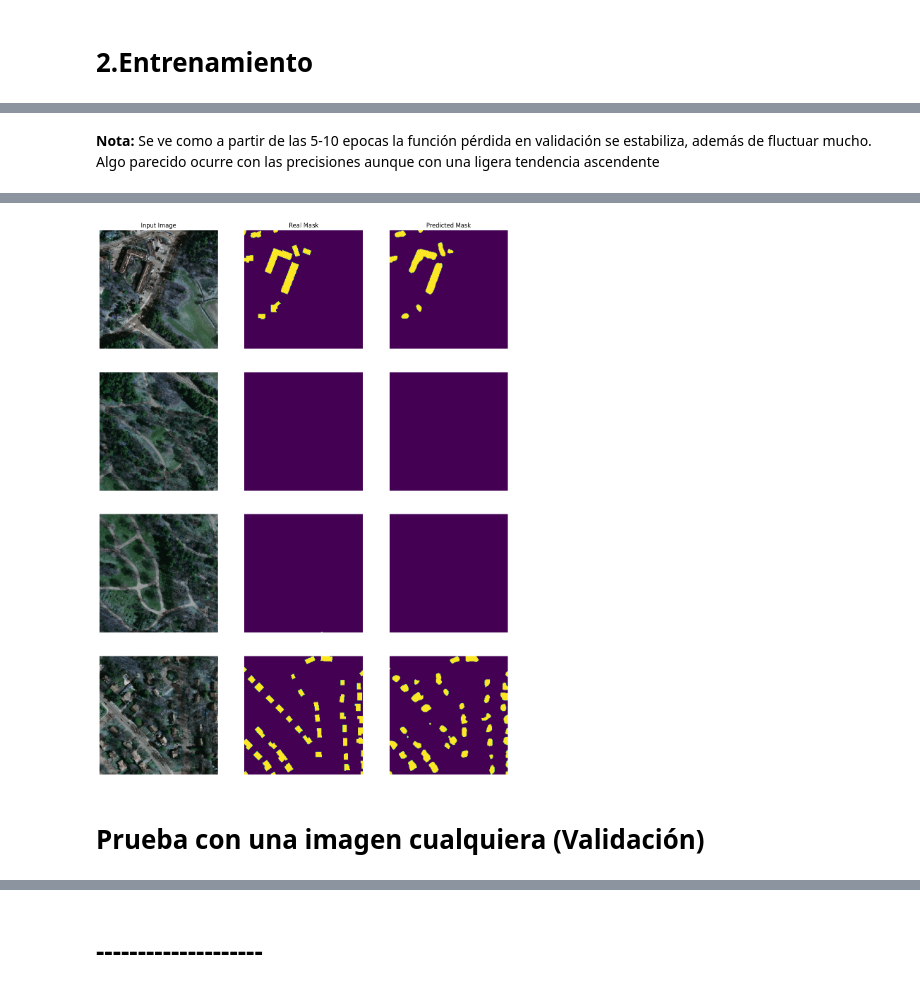
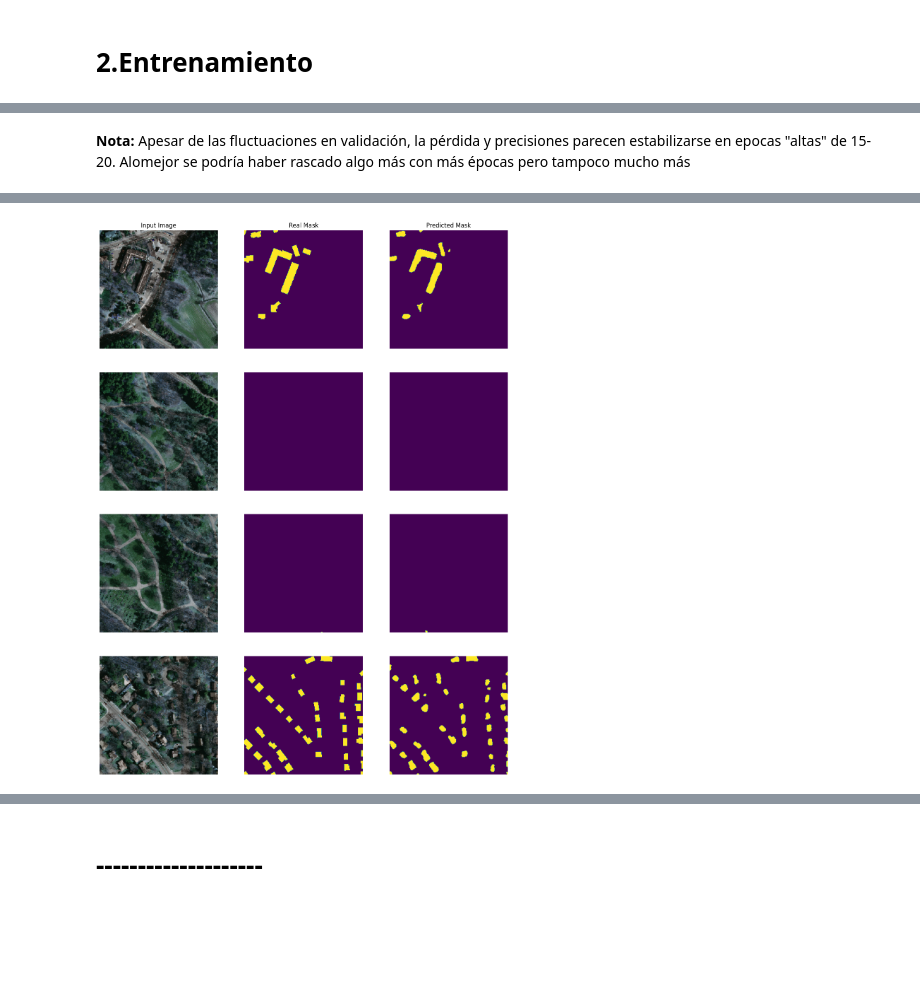
Before and after one commit to FelipeRG99/Satellite_Image_Segmentation_massachusetts, a Jupyter notebook: Notebooks/SatelliteImages+Buildings+Unet_custom.ipynb, the cells around one changed output, grey strips where cells are left out. Drawn from its saved outputs; the diff is of its cells as text; code cells hidden in the pictures; blank space fills up the shorter version.

Commit message:
Custom Unet updated

```diff
--- a/Notebooks/SatelliteImages+Buildings+Unet_custom.ipynb
+++ b/Notebooks/SatelliteImages+Buildings+Unet_custom.ipynb
@@ -197,15 +199,15 @@ data_path_test_mask = "buildings_png/test_labels"
 data_path_val = "buildings_png/val"
 data_path_val_mask = "buildings_png/val_labels"
 
-X_train_pro, Y_train_pro, mask_factors_train = filter_cut_images(data_path_train, data_path_train_mask, cut=cut,limite=45)
+X_train_pro, Y_train_pro, mask_factors_train = filter_cut_images(data_path_train, data_path_train_mask, cut=cut,limite=0)
 print('X_train:', X_train_pro.shape)
 print('Y_train:', Y_train_pro.shape)
 
-X_test_pro, Y_test_pro, mask_factors_test = filter_cut_images(data_path_test, data_path_test_mask, cut=cut,limite=8)
+X_test_pro, Y_test_pro, mask_factors_test = filter_cut_images(data_path_test, data_path_test_mask, cut=cut,limite=0)
 print('X_test:', X_test_pro.shape)
 print('Y_test:', Y_test_pro.shape)
 
-X_val_pro, Y_val_pro, mask_factors_val = filter_cut_images(data_path_val, data_path_val_mask, cut=cut,limite=5)
+X_val_pro, Y_val_pro, mask_factors_val = filter_cut_images(data_path_val, data_path_val_mask, cut=cut,limite=0)
 print('X_val:', X_val_pro.shape)
 print('Y_val:', Y_val_pro.shape)
 # %% [output]
@@ -359,8 +364,8 @@ rnd_index = [random.randint(0, len(X_train_pro)-1) for _ in range(2000)]
 # %%
 start=time.time()
 history=unet_model.fit(
-   x=X_train_pro[:2000],
-   y=Y_train_pro[:2000].astype(np.float16),
+   x=X_train_pro[:],
+   y=Y_train_pro[:].astype(np.float16),
    batch_size=16,
    epochs=20,
    validation_data=(X_test_pro, Y_test_pro.astype(np.float16)),
@@ -422,2 +432,0 @@ plt.show()
-# %% [markdown]
-**Nota:** Se ve como a partir de las 5-10 epocas la función pérdida en validación se estabiliza, además de fluctuar mucho. Algo parecido ocurre con las precisiones aunque con una ligera tendencia ascendente
@@ -429,3 +433,5 @@ model_load.load_weights('../build_models/modelo-05-0.93.weights.h5')
+# %% [markdown]
+**Nota:** Apesar de las fluctuaciones en validación, la pérdida y precisiones parecen estabilizarse en epocas "altas" de 15-20. Alomejor se podría haber rascado algo más con más épocas pero tampoco mucho más
 # %%
 def plot_images_comparation(list_images_rows,titles_rows=["Input Image", "Real Mask", "Predicted Mask"]):
     num_rows = len(list_images_rows)
@@ -445,7 +451,7 @@ def plot_images_comparation(list_images_rows,titles_rows=["Input Image", "Real M
 max_image=4
 # Preparar imágenes y títulos para visualizar en grupos de tres
 images_list = []
-preds=model_load.predict(X_val_pro[:4])
+preds=unet_model.predict(X_val_pro[:4])
 pred_binary = (preds > 0.5).astype(np.uint8)
 # Agrupar imágenes y títulos en filas de tres
 for i in range(0, 4):
@@ -459 +465 @@ plot_images_comparation(images_list)
-[figure, old version]
+[figure, new version]
@@ -503,2 +465,0 @@ def reconstruir_imagen(trozos_imagen,tamano_original,tipo='img'):
-# %% [markdown]
-# Prueba con una imagen cualquiera (Validación)
```
Also changed, not shown: parts of 20 cells of this notebook, 9 other files.
